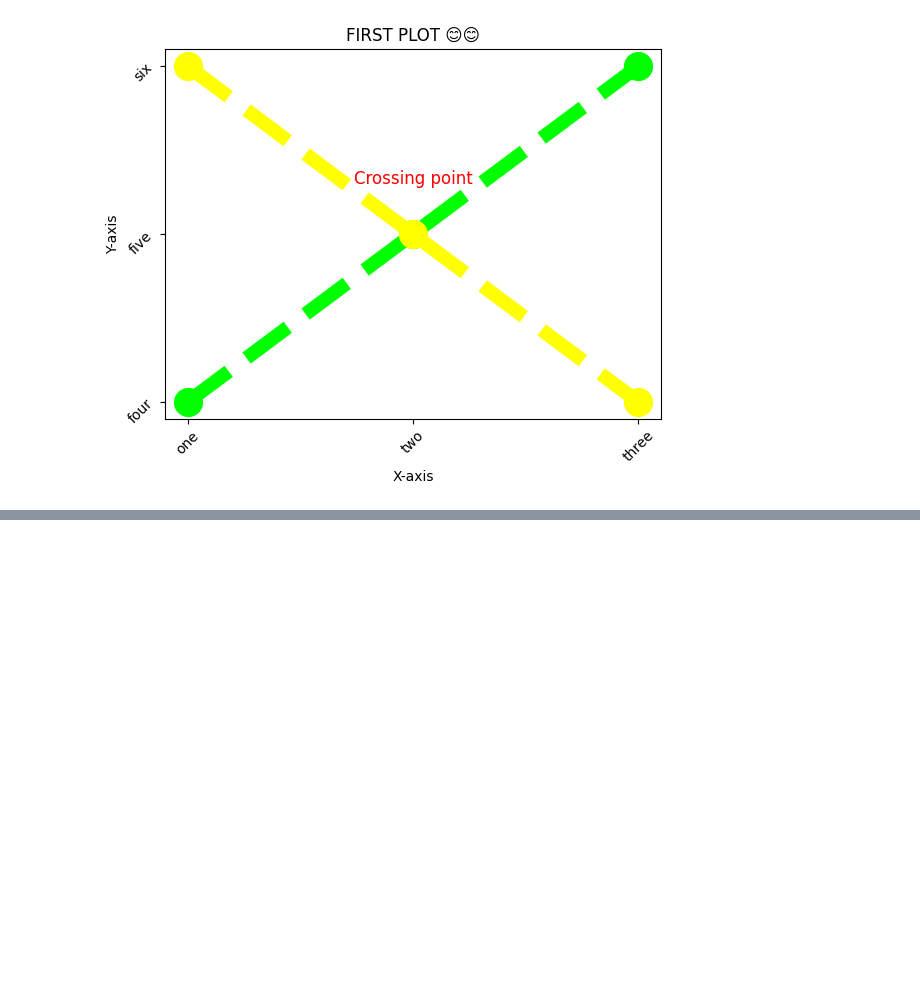
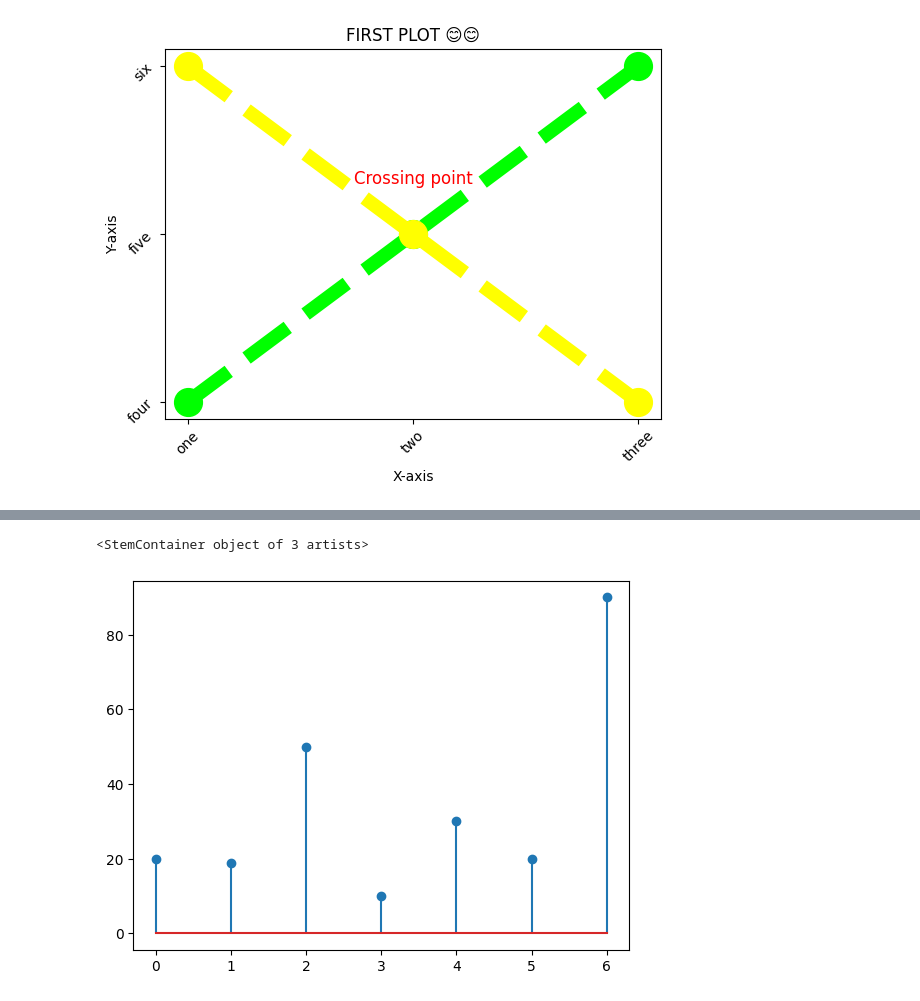
Before and after one commit to Krishwall/pythondatascience, a Jupyter notebook: dataanalysis/numpy.ipynb, the cells around one changed output, grey strips where cells are left out. Cells and saved outputs as stored; diff of their text form; code cells hidden in the pictures; blank space fills up the shorter version.

```diff
--- a/dataanalysis/numpy.ipynb
+++ b/dataanalysis/numpy.ipynb
@@ -273,0 +341,5 @@ Text(2, 5.3, 'Crossing point')
+# %%
+plt.stem(profit)
+# %% [output]
+<StemContainer object of 3 artists>
+[figure, added]
```
Also changed, not shown: parts of 13 cells of this notebook, 1 other file.
